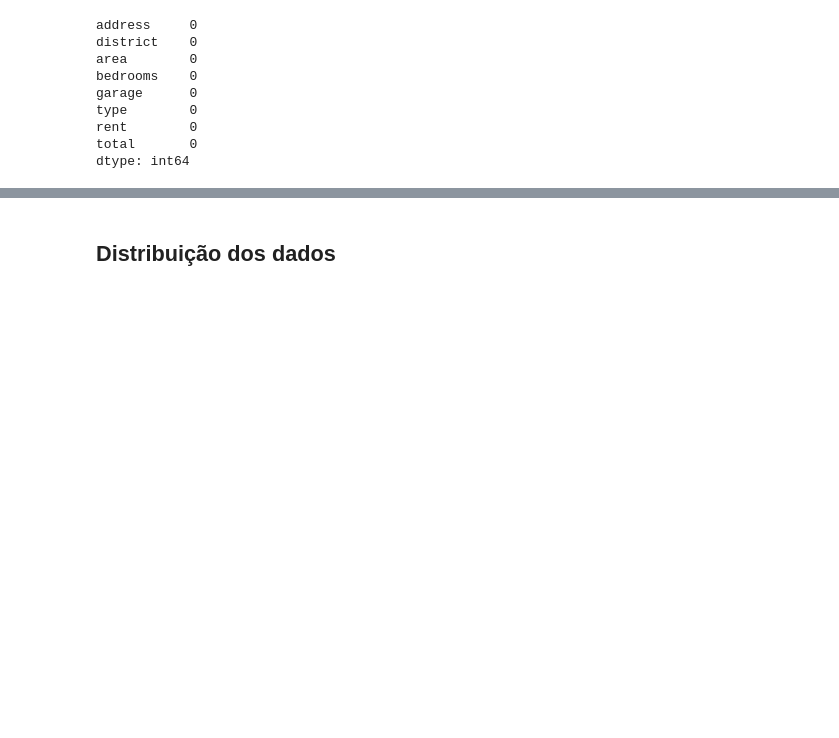
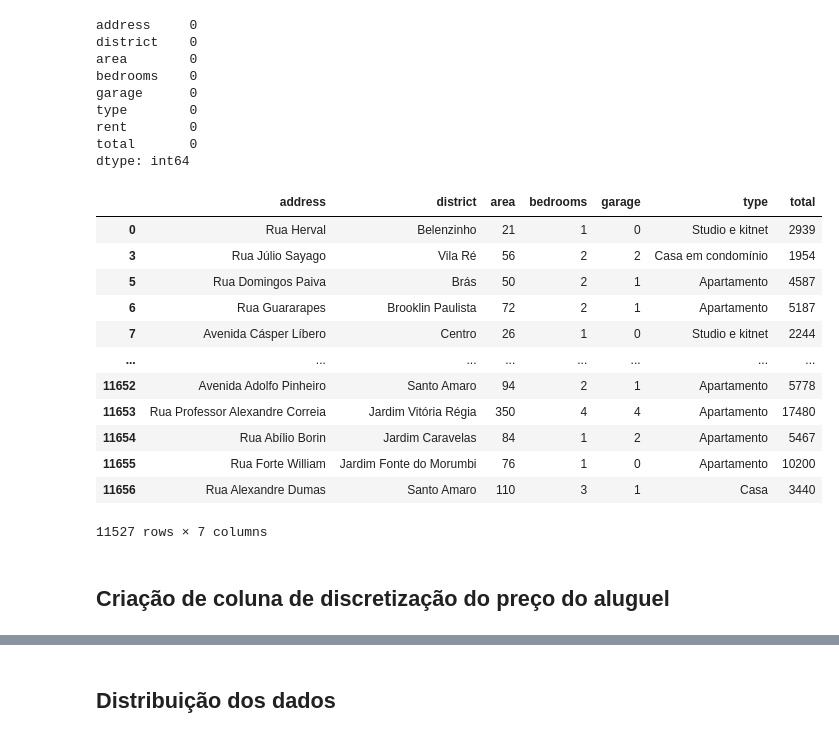
Before and after one commit to csampaio2/imoveis-sp-prediction, a Jupyter notebook: trabalho_final_imoveis_aluguel.ipynb, the cells around one changed output, grey strips where cells are left out. Cells and saved outputs as stored; diff of their text form; code cells hidden in the pictures; blank space fills up the shorter version.

```diff
--- a/trabalho_final_imoveis_aluguel.ipynb
+++ b/trabalho_final_imoveis_aluguel.ipynb
@@ -169,0 +173,18 @@ dtype: int64
+# %%
+df_imoveis
+# %% [output]
+|  | address | district | area | bedrooms | garage | type | total |
+| 0 | Rua Herval | Belenzinho | 21 | 1 | 0 | Studio e kitnet | 2939 |
+| 3 | Rua Júlio Sayago | Vila Ré | 56 | 2 | 2 | Casa em condomínio | 1954 |
+| 5 | Rua Domingos Paiva | Brás | 50 | 2 | 1 | Apartamento | 4587 |
+| 6 | Rua Guararapes | Brooklin Paulista | 72 | 2 | 1 | Apartamento | 5187 |
+| 7 | Avenida Cásper Líbero | Centro | 26 | 1 | 0 | Studio e kitnet | 2244 |
+| ... | ... | ... | ... | ... | ... | ... | ... |
+| 11652 | Avenida Adolfo Pinheiro | Santo Amaro | 94 | 2 | 1 | Apartamento | 5778 |
+| 11653 | Rua Professor Alexandre Correia | Jardim Vitória Régia | 350 | 4 | 4 | Apartamento | 17480 |
+| 11654 | Rua Abílio Borin | Jardim Caravelas | 84 | 1 | 2 | Apartamento | 5467 |
+| 11655 | Rua Forte William | Jardim Fonte do Morumbi | 76 | 1 | 0 | Apartamento | 10200 |
+| 11656 | Rua Alexandre Dumas | Santo Amaro | 110 | 3 | 1 | Casa | 3440 |
+11527 rows × 7 columns
+# %% [markdown]
+## Criação de coluna de discretização do preço do aluguel
```
Also changed, not shown: parts of 21 cells of this notebook.
